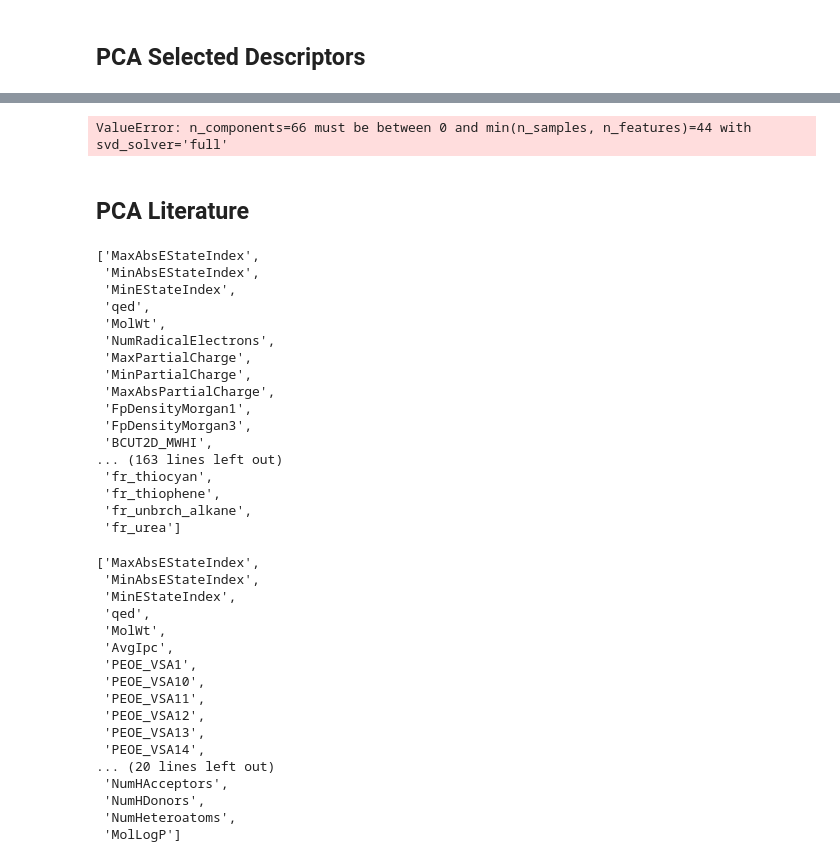
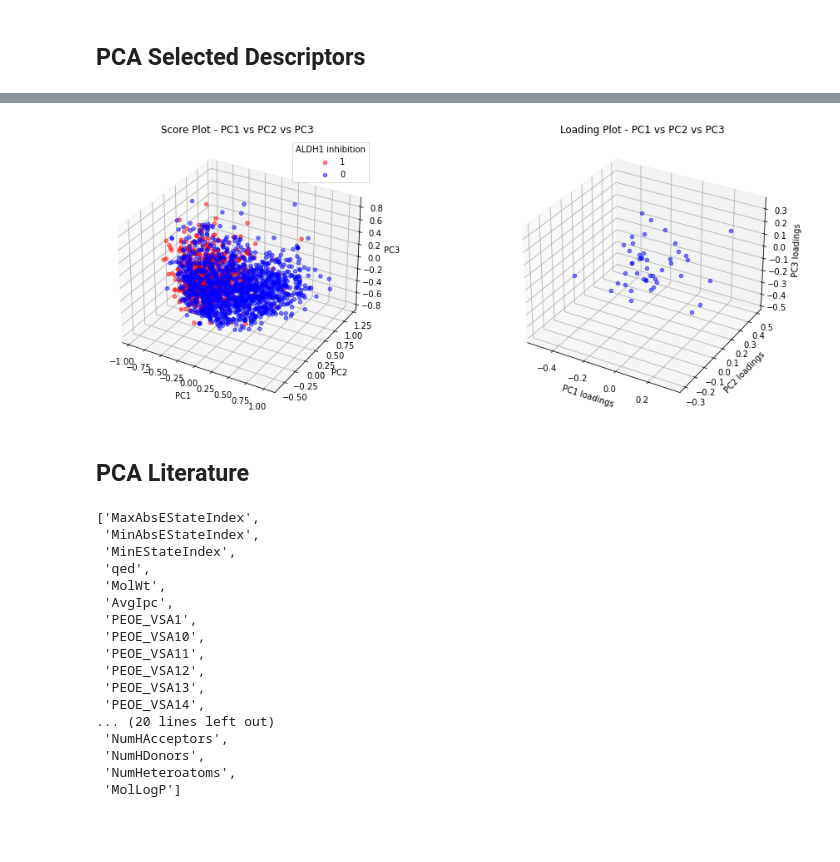
Before and after one commit to jespervh19/8CC00Code, a Jupyter notebook: GroupAssignment/Group_assignment_notebook.ipynb, the cells around one changed output, grey strips where cells are left out. Cells and saved outputs as stored; diff of their text form; code cells hidden in the pictures; blank space fills up the shorter version.

```diff
--- a/GroupAssignment/Group_assignment_notebook.ipynb
+++ b/GroupAssignment/Group_assignment_notebook.ipynb
@@ -101,29 +101,9 @@ num_components_selected = analysis.plot_variance(descriptors[selected_descriptor
 # %%
-analysis.plot_loadings(descriptors[selected_descriptors], labels, num_components)
+analysis.plot_loadings(descriptors[selected_descriptors], labels, num_components_selected)
 # %% [output]
-ValueError: n_components=66 must be between 0 and min(n_samples, n_features)=44 with svd_solver='full'
+[figure, added]
 # %% [markdown]
 ## PCA Literature
-# %%
-list(descriptors.columns[:])
-# %% [output]
-['MaxAbsEStateIndex',
- 'MinAbsEStateIndex',
- 'MinEStateIndex',
- 'qed',
- 'MolWt',
- 'NumRadicalElectrons',
- 'MaxPartialCharge',
- 'MinPartialCharge',
- 'MaxAbsPartialCharge',
- 'FpDensityMorgan1',
- 'FpDensityMorgan3',
- 'BCUT2D_MWHI',
-... (163 lines left out)
- 'fr_thiocyan',
- 'fr_thiophene',
- 'fr_unbrch_alkane',
- 'fr_urea']
 # %%
 literature_descriptors = descriptors.columns[:5].tolist()+descriptors.columns[19:20].tolist()+ descriptors.columns[28:42].tolist()+ descriptors.columns[52:64].tolist()+ descriptors.columns[93:96].tolist()+ descriptors.columns[101:102].tolist()
 literature_descriptors
```
Also changed, not shown: parts of 6 cells of this notebook, 1 other file.
